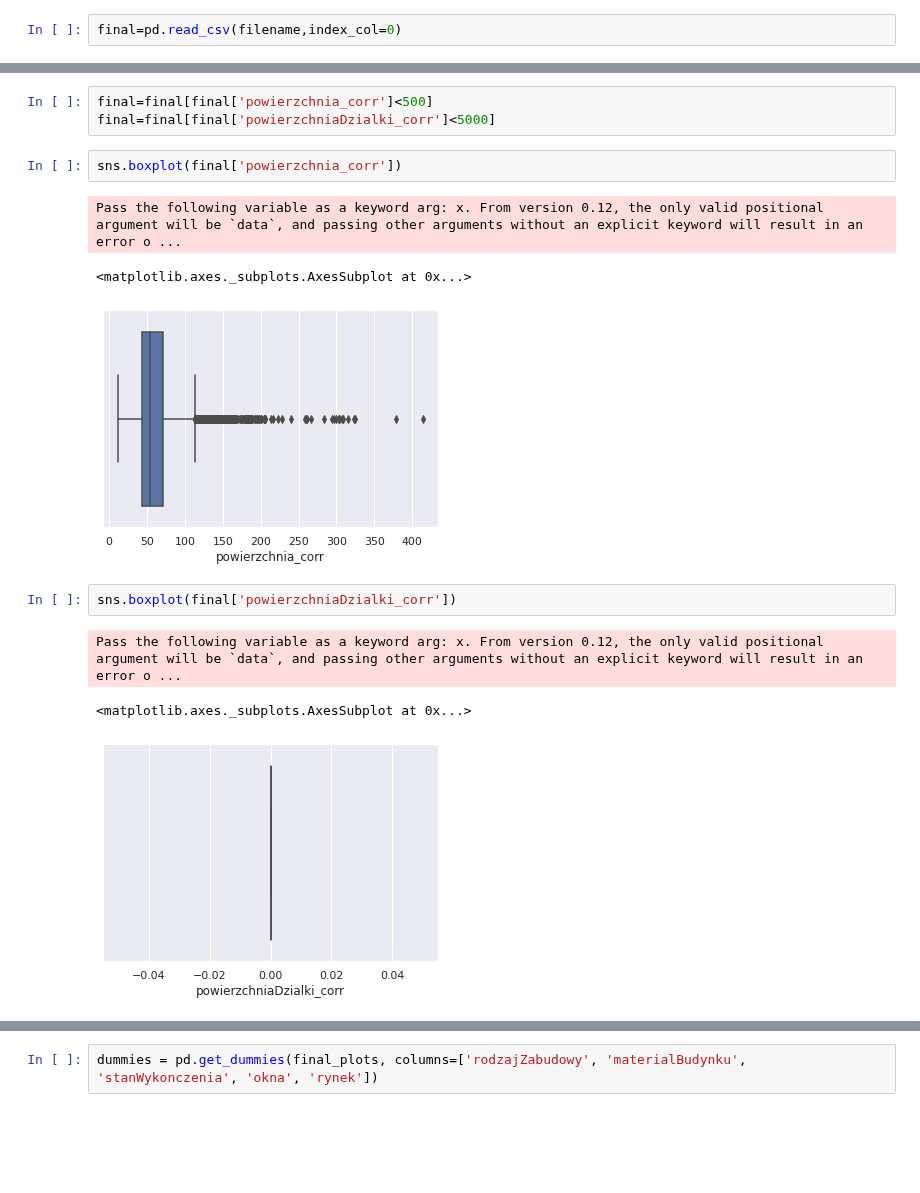
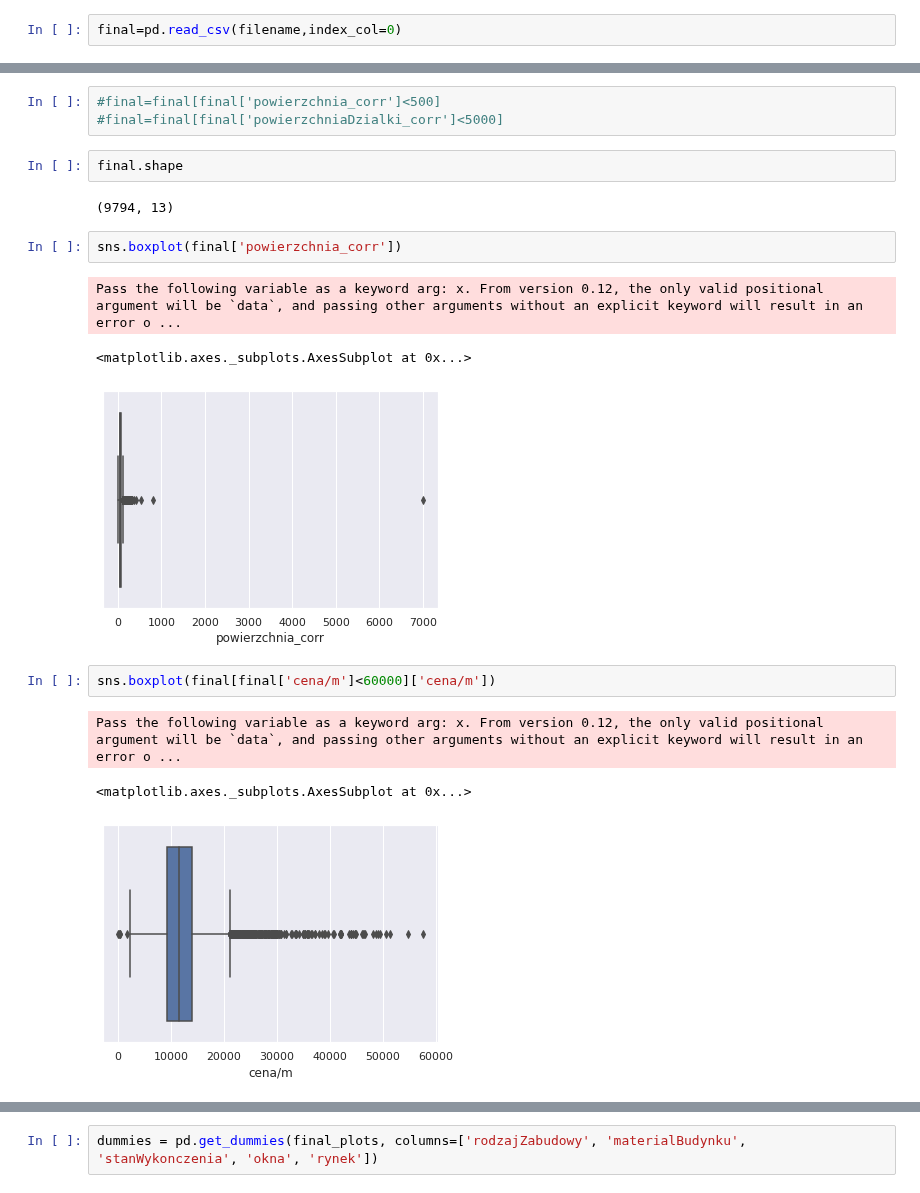
Before and after one commit to KacperGrodecki/Masovian-real-estate, a Jupyter notebook: mazowieckie_colab_rysunki_mieszkania_i_analiza_wczytanie_pliku.ipynb, the cells around one changed output, grey strips where cells are left out. Saved outputs shown, nothing was run; the diff lists cells and outputs as text; blank space fills up the shorter version.

```diff
--- a/mazowieckie_colab_rysunki_mieszkania_i_analiza_wczytanie_pliku.ipynb
+++ b/mazowieckie_colab_rysunki_mieszkania_i_analiza_wczytanie_pliku.ipynb
@@ -98,16 +108,20 @@ final.head()
 # %%
-final=final[final['powierzchnia_corr']<500]
-final=final[final['powierzchniaDzialki_corr']<5000]
+#final=final[final['powierzchnia_corr']<500]
+#final=final[final['powierzchniaDzialki_corr']<5000]
+# %%
+final.shape
+# %% [output]
+(9794, 13)
 # %%
 sns.boxplot(final['powierzchnia_corr'])
 # %% [output]
 Pass the following variable as a keyword arg: x. From version 0.12, the only valid positional argument will be `data`, and passing other arguments without an explicit keyword will result in an error o ...
 <matplotlib.axes._subplots.AxesSubplot at 0x...>
-[figure, old version]
+[figure, new version]
 # %%
-sns.boxplot(final['powierzchniaDzialki_corr'])
+sns.boxplot(final[final['cena/m']<60000]['cena/m'])
 # %% [output]
 Pass the following variable as a keyword arg: x. From version 0.12, the only valid positional argument will be `data`, and passing other arguments without an explicit keyword will result in an error o ...
 <matplotlib.axes._subplots.AxesSubplot at 0x...>
-[figure, old version]
+[figure, new version]
 # %%
```
Also changed, not shown: parts of 52 cells of this notebook.
